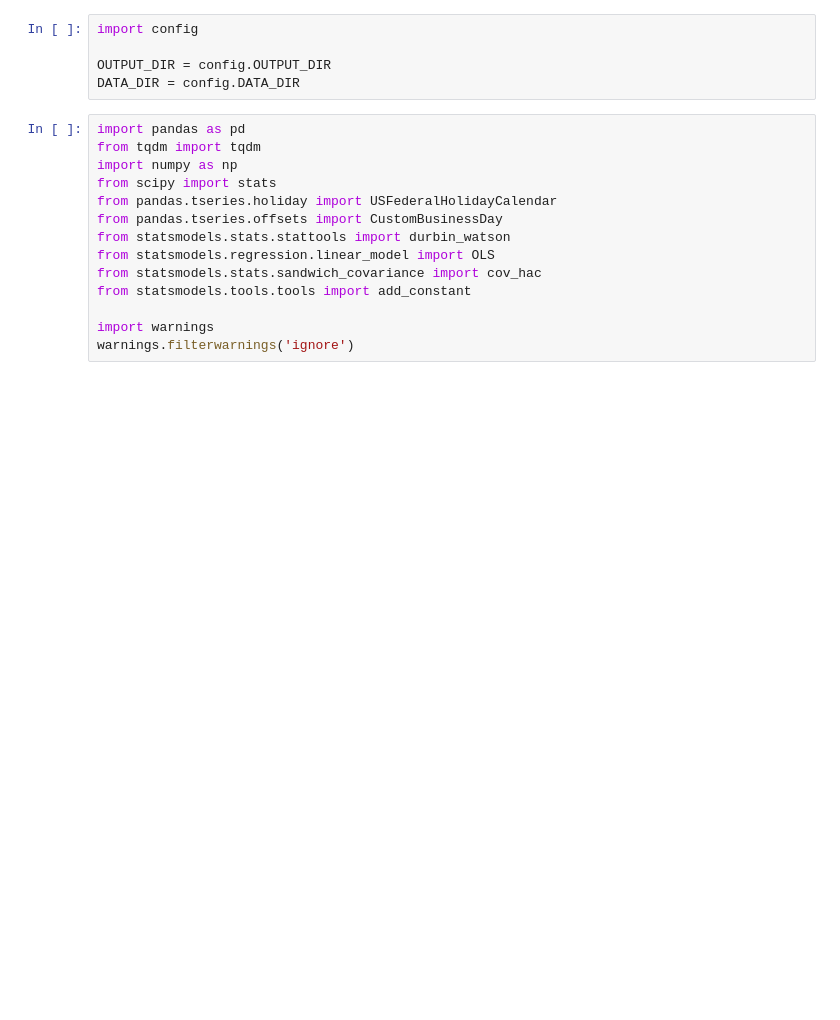
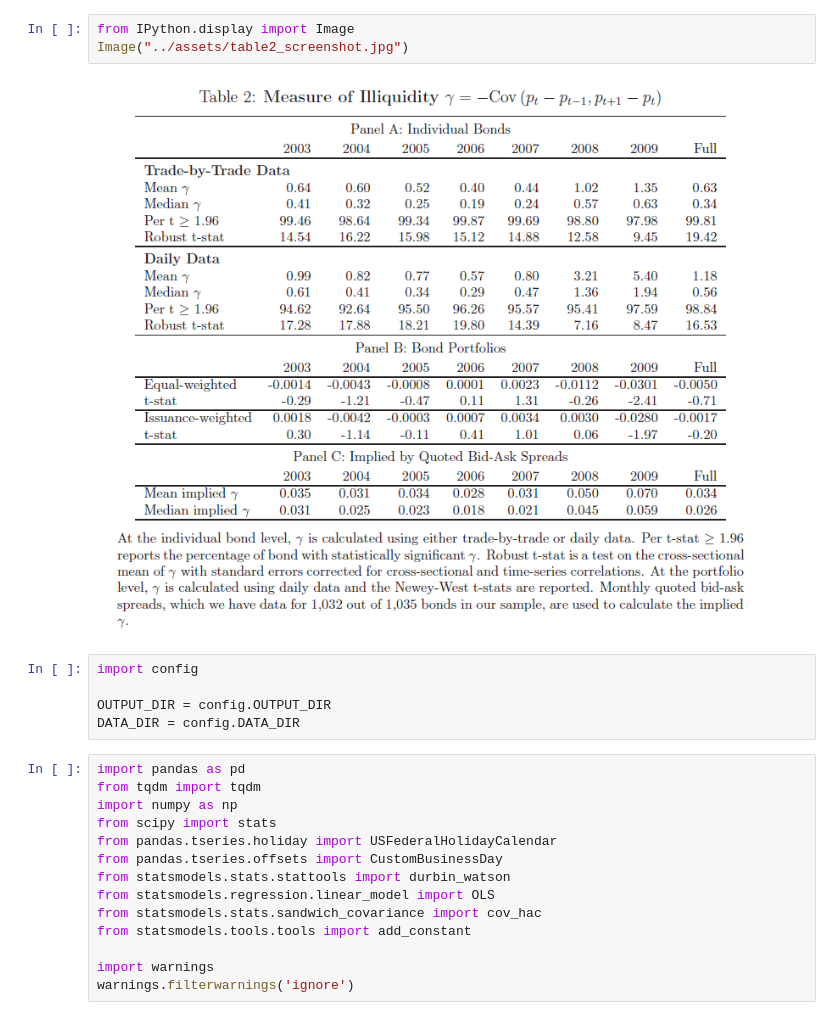
Before and after one commit to zhangruoxikathy/corporate_bond_liquidity_research, a Jupyter notebook: src/table2_calc_illiquidity_notebook.ipynb, the cells around one changed output. Drawn from its saved outputs; the diff is of its cells as text; blank space fills up the shorter version.

```diff
--- a/src/table2_calc_illiquidity_notebook.ipynb
+++ b/src/table2_calc_illiquidity_notebook.ipynb
@@ -10,3 +20,8 @@
+# %%
+from IPython.display import Image
+Image("../assets/table2_screenshot.jpg")
+# %% [output]
+[figure, added]
 # %%
 import config
 
```
Also changed, not shown: parts of 4 cells of this notebook, 4 other files.
